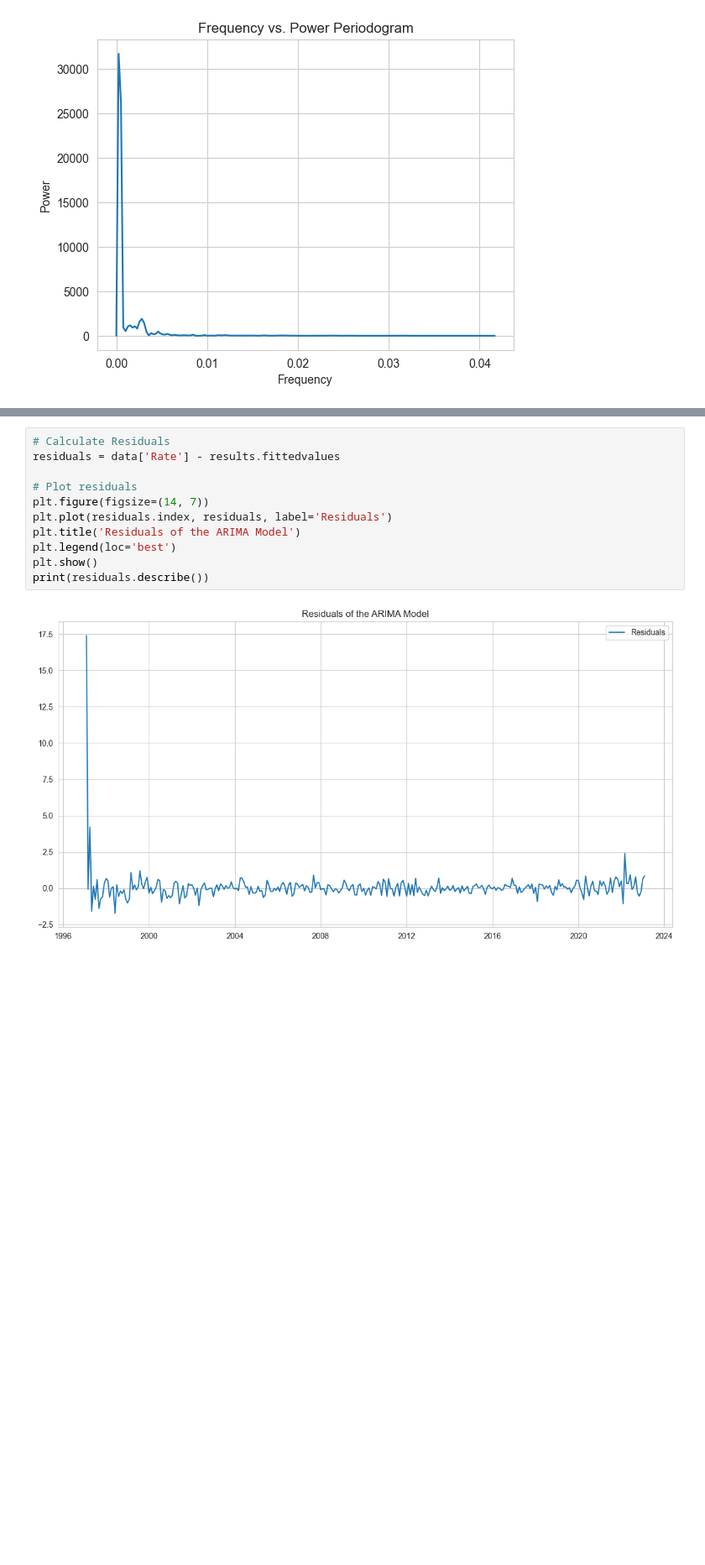
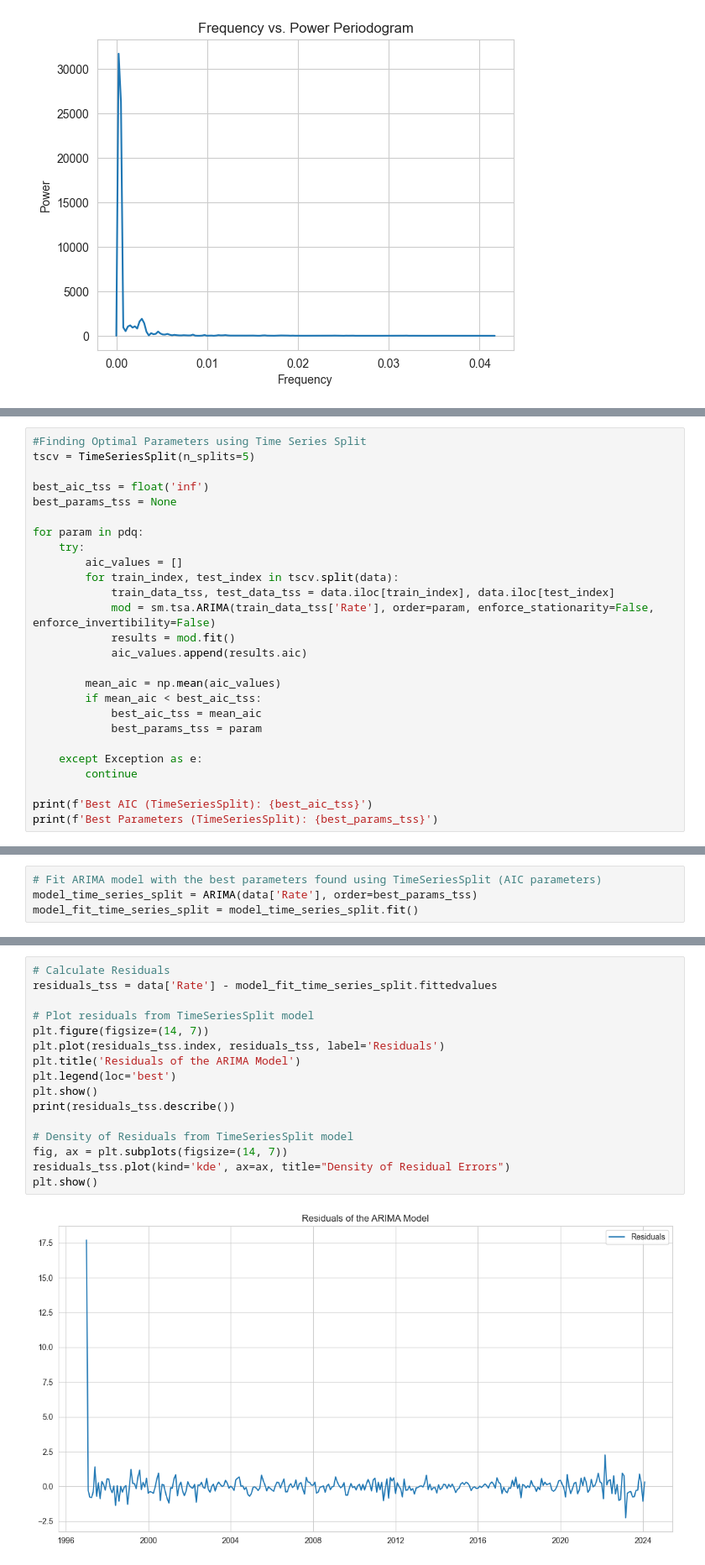
Before and after one commit to kapplan/ARIMA, a Jupyter notebook: arima.ipynb, the cells around one changed output, grey strips where cells are left out. Shown at 84% size. Cells and saved outputs as stored; diff of their text form; blank space fills up the shorter version.

```diff
--- a/arima.ipynb
+++ b/arima.ipynb
@@ -470,0 +425,26 @@ Best Parameters: (2, 1, 7)
+# %%
+#Finding Optimal Parameters using Time Series Split
+tscv = TimeSeriesSplit(n_splits=5)
+
+best_aic_tss = float('inf')
+best_params_tss = None
+
+for param in pdq:
+    try:
+        aic_values = []
+        for train_index, test_index in tscv.split(data):
+            train_data_tss, test_data_tss = data.iloc[train_index], data.iloc[test_index]
+            mod = sm.tsa.ARIMA(train_data_tss['Rate'], order=param, enforce_stationarity=False, enforce_invertibility=False)
+            results = mod.fit()
+            aic_values.append(results.aic)
+
+        mean_aic = np.mean(aic_values)
+        if mean_aic < best_aic_tss:
+            best_aic_tss = mean_aic
+            best_params_tss = param
+
+    except Exception as e:
+        continue
+
+print(f'Best AIC (TimeSeriesSplit): {best_aic_tss}')
+print(f'Best Parameters (TimeSeriesSplit): {best_params_tss}')
@@ -561,0 +515,4 @@ Poland's predicted inflation rate for July 2024 is: 1.8943653384655899%
+# %%
+# Fit ARIMA model with the best parameters found using TimeSeriesSplit (AIC parameters)
+model_time_series_split = ARIMA(data['Rate'], order=best_params_tss)
+model_fit_time_series_split = model_time_series_split.fit()
@@ -594,13 +623,18 @@ plt.show()
 # %%
 # Calculate Residuals
-residuals = data['Rate'] - results.fittedvalues
+residuals_tss = data['Rate'] - model_fit_time_series_split.fittedvalues
 
-# Plot residuals
+# Plot residuals from TimeSeriesSplit model
 plt.figure(figsize=(14, 7))
-plt.plot(residuals.index, residuals, label='Residuals')
+plt.plot(residuals_tss.index, residuals_tss, label='Residuals')
 plt.title('Residuals of the ARIMA Model')
 plt.legend(loc='best')
 plt.show()
-print(residuals.describe())
+print(residuals_tss.describe())
+
+# Density of Residuals from TimeSeriesSplit model
+fig, ax = plt.subplots(figsize=(14, 7))
+residuals_tss.plot(kind='kde', ax=ax, title="Density of Residual Errors")
+plt.show()
 # %% [output]
-[figure, old version]
+[figure, new version]
```
Also changed, not shown: parts of 21 cells of this notebook, 14 other files.
